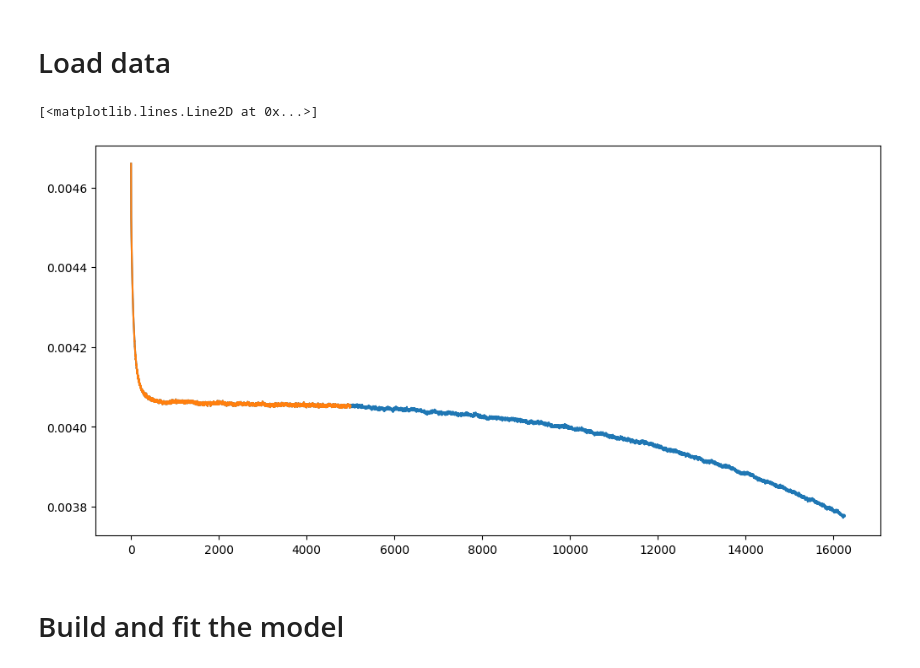
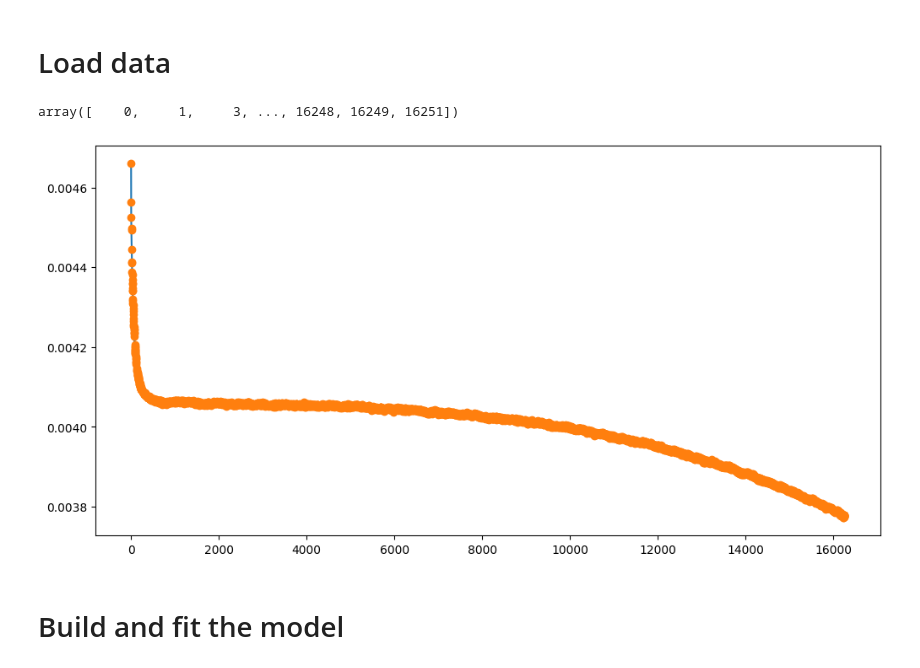
Before and after one commit to jpcurbelo/pysindy_fork, a Jupyter notebook: simlab_experiments/clusterKinetics.ipynb, the cells around one changed output. Cells and saved outputs as stored; diff of their text form; code cells hidden in the pictures.

```diff
--- a/simlab_experiments/clusterKinetics.ipynb
+++ b/simlab_experiments/clusterKinetics.ipynb
@@ -52,20 +72,33 @@ def readExpData(file_path, Nsize=100):
 experiment_dir = 'data'
 experiment_file = 'Population_Training_Results.dat'
 exp_dir = os.path.join(experiment_dir, experiment_file)
-system_size = 20
-n_samples = 5000
+system_size = 50
+n_samples_train = 5000
+n_samples_test = 100
 
 t_values, N_clusters = readExpData(exp_dir, Nsize=system_size)
+
+# n_samples_train random indices
+indices = np.random.choice(len(t_values), n_samples_train, replace=False)
+indices = np.sort(indices)
+N_clusters_train = N_clusters[indices]
+t_values_train = t_values[indices]
+# %%
+indices
+# %% [output]
+array([    0,     1,     3, ..., 16248, 16249, 16251])
 # %%
 n_to_plot = 1
 
 # Plot the data
 plt.figure(figsize=(12, 6))
 plt.plot(t_values, N_clusters[:, n_to_plot-1], label=f'Cluster size {n_to_plot}')
-plt.plot(t_values[:n_samples], N_clusters[:n_samples, n_to_plot-1], label=f'Cluster size {n_to_plot}')
+# plt.plot(t_values[:n_samples_train], N_clusters[:n_samples_train, n_to_plot-1], label=f'Cluster size {n_to_plot}')
+plt.plot(t_values_train, N_clusters_train[:, n_to_plot-1], 'o', label=f'Training data Cluster size {n_to_plot}')
+
+plt.show()
 # %% [output]
-[<matplotlib.lines.Line2D at 0x...>]
-[figure, old version]
+[figure, new version]
 # %% [markdown]
 # Build and fit the model
 # %%
```
Also changed, not shown: parts of 8 cells of this notebook, 7 other files.
